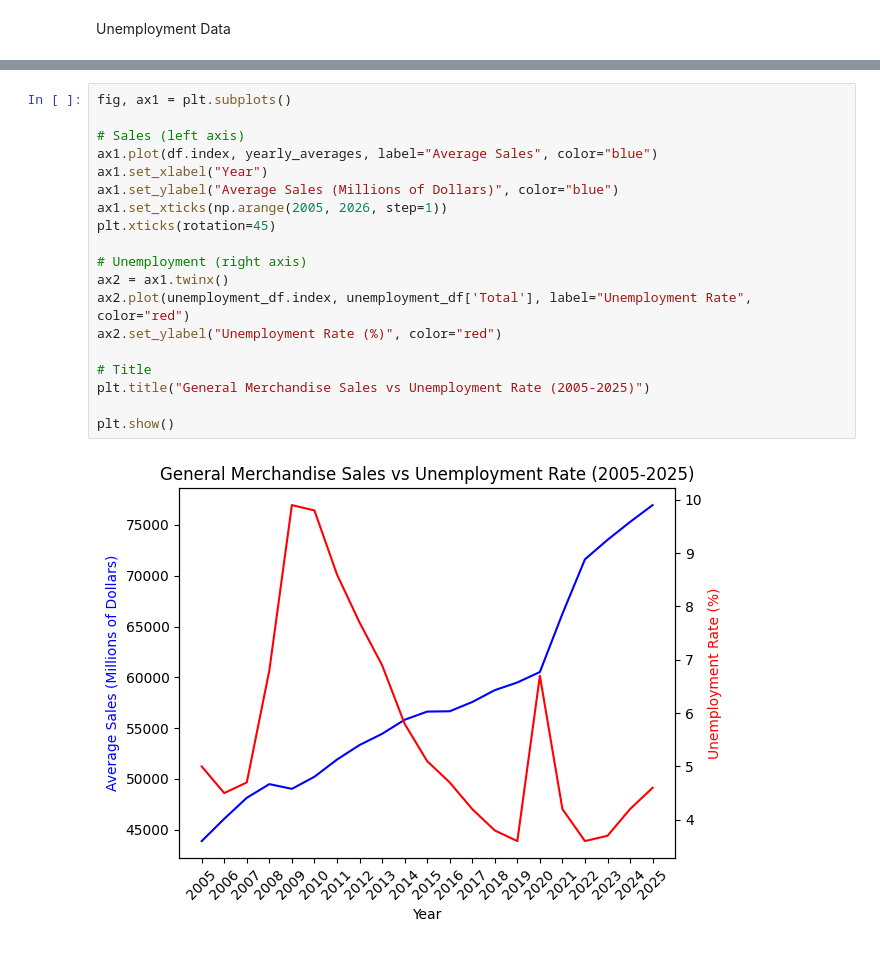
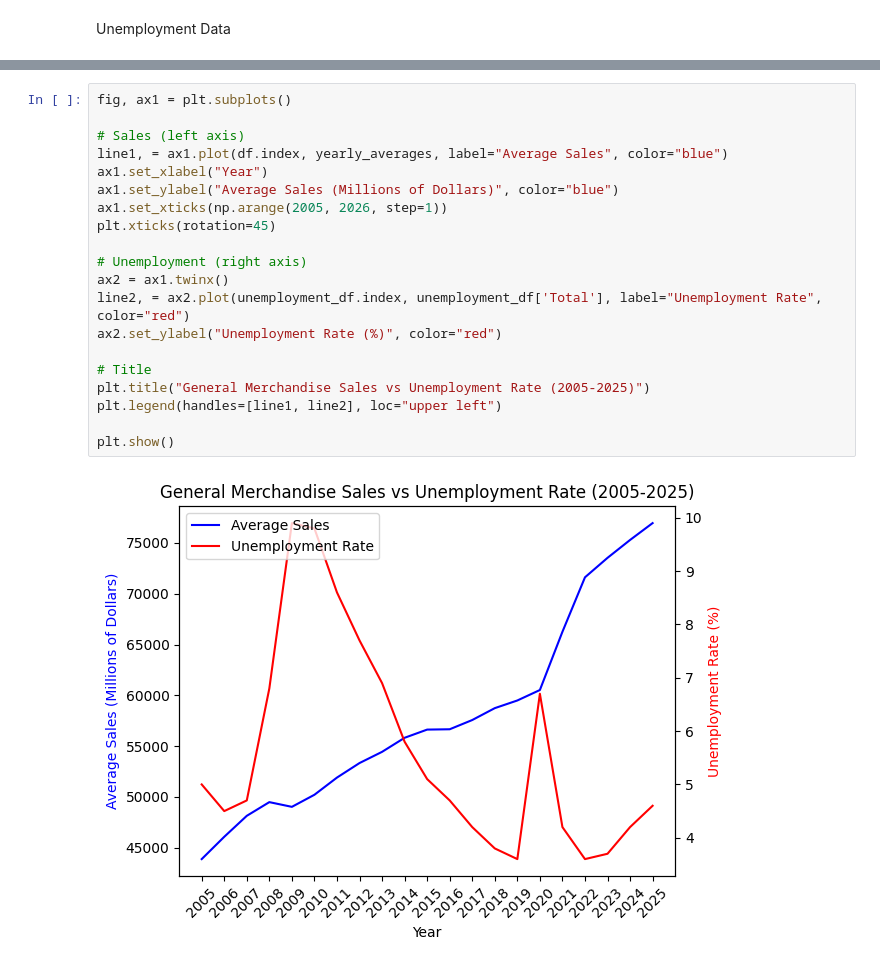
Before and after one commit to AjwadIbnSwalehin/retail-macro-forecasting, a Jupyter notebook: notebooks/general_merchandise.ipynb, the cells around one changed output, grey strips where cells are left out. Drawn from its saved outputs; the diff is of its cells as text.

Commit message:
Added legend

```diff
--- a/notebooks/general_merchandise.ipynb
+++ b/notebooks/general_merchandise.ipynb
@@ -103,24 +103,25 @@ Month
 # %%
 fig, ax1 = plt.subplots()
 
 # Sales (left axis)
-ax1.plot(df.index, yearly_averages, label="Average Sales", color="blue")
+line1, = ax1.plot(df.index, yearly_averages, label="Average Sales", color="blue")
 ax1.set_xlabel("Year")
 ax1.set_ylabel("Average Sales (Millions of Dollars)", color="blue")
 ax1.set_xticks(np.arange(2005, 2026, step=1))
 plt.xticks(rotation=45)
 
 # Unemployment (right axis)
 ax2 = ax1.twinx()
-ax2.plot(unemployment_df.index, unemployment_df['Total'], label="Unemployment Rate", color="red")
+line2, = ax2.plot(unemployment_df.index, unemployment_df['Total'], label="Unemployment Rate", color="red")
 ax2.set_ylabel("Unemployment Rate (%)", color="red")
 
 # Title
 plt.title("General Merchandise Sales vs Unemployment Rate (2005-2025)")
+plt.legend(handles=[line1, line2], loc="upper left")
 
 plt.show()
 # %% [output]
-[figure, old version]
+[figure, new version]
 # %%
 # Inflation rate data from 2005=2025
 inflation_df = pd.read_csv('../data/inflation_rate.csv', index_col = 0)
```
Also changed, not shown: parts of 1 cell of this notebook.
